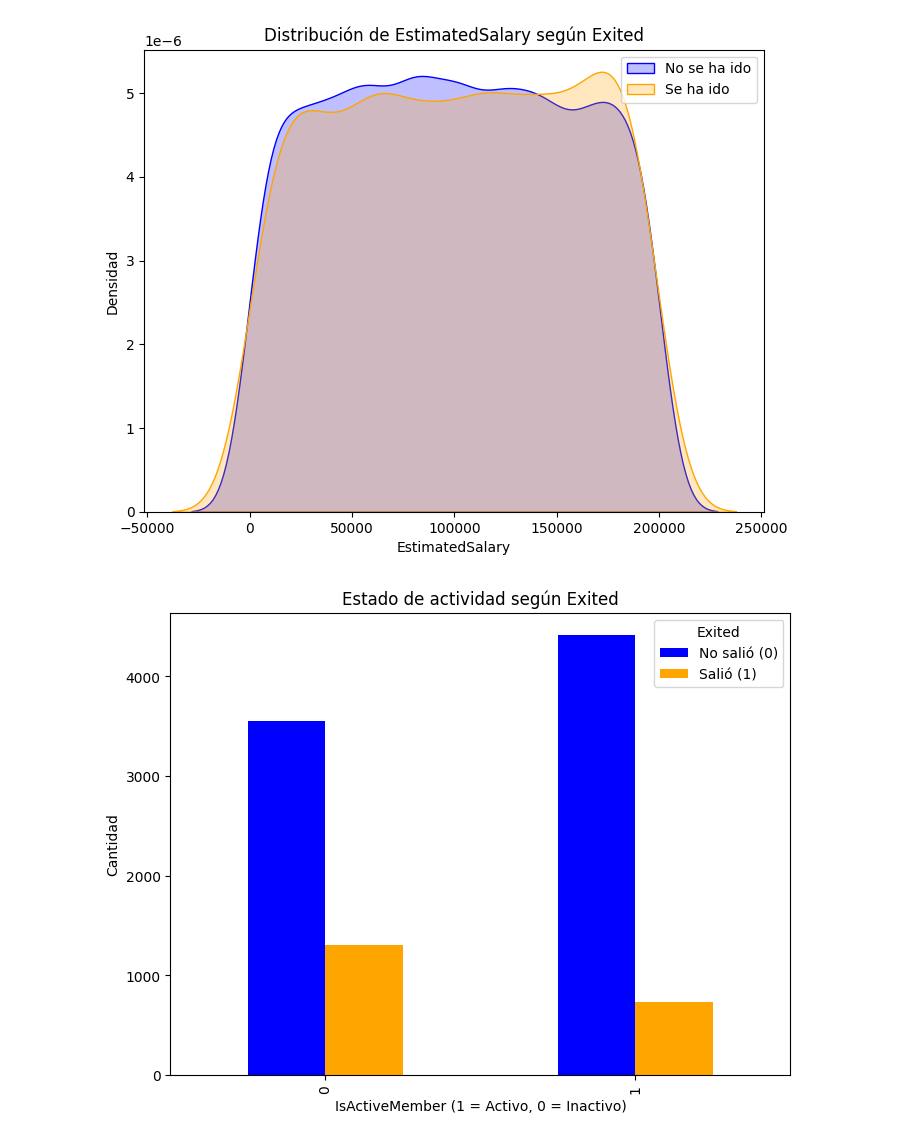
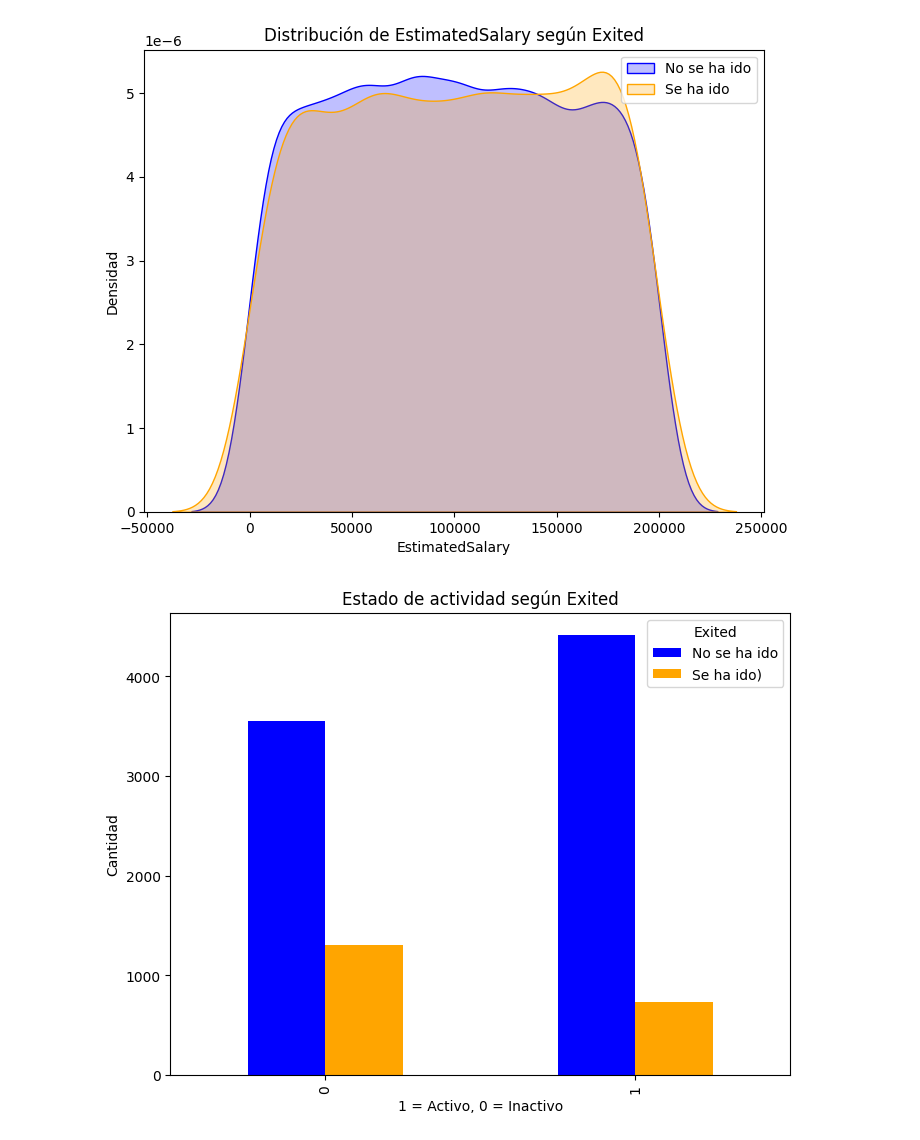
Before and after one commit to DJChincuini/Bank_Customer_Churn, a Jupyter notebook: EDA.ipynb, the cells around one changed output. Saved outputs shown, nothing was run; the diff lists cells and outputs as text; code cells hidden in the pictures.

```diff
--- a/EDA.ipynb
+++ b/EDA.ipynb
@@ -162,13 +162,13 @@ plt.show()
 # %%
 # Agrupo los datos
 grouped_data = df.groupby(['IsActiveMember', 'Exited']).size().unstack()
 
 # Gráfico de barras agrupadas
 grouped_data.plot(kind='bar', figsize=(8, 6), color=['blue', 'orange'])
 plt.title('Estado de actividad según Exited')
-plt.xlabel('IsActiveMember (1 = Activo, 0 = Inactivo)')
+plt.xlabel('1 = Activo, 0 = Inactivo')
 plt.ylabel('Cantidad')
-plt.legend(title='Exited', labels=['No salió (0)', 'Salió (1)'])
+plt.legend(title='Exited', labels=['No se ha ido', 'Se ha ido)'])
 plt.show()
 # %% [output]
-[figure, old version]
+[figure, new version]
```
